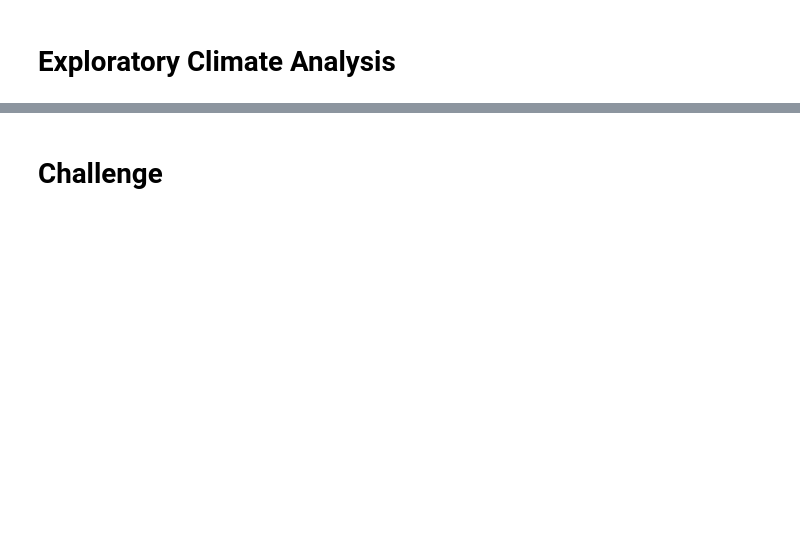
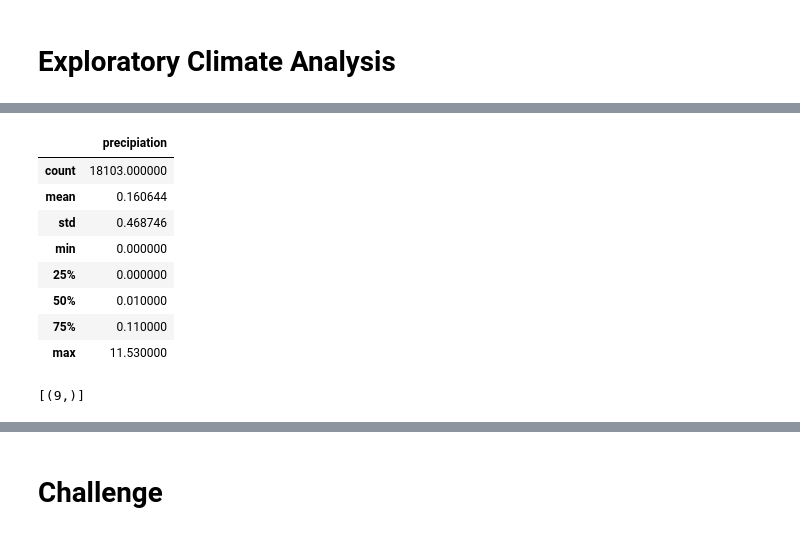
Before and after one commit to mahmedjilani/surfs_up, a Jupyter notebook: climate_analysis.ipynb, the cells around one changed output, grey strips where cells are left out. Saved outputs shown, nothing was run; the diff lists cells and outputs as text; code cells hidden in the pictures; blank space fills up the shorter version.

```diff
--- a/climate_analysis.ipynb
+++ b/climate_analysis.ipynb
@@ -63,2 +131,13 @@ Base.classes.keys()
 # %%
 # Use Pandas to calcualte the summary statistics for the precipitation data
+df.describe()
+# %% [output]
+|  | precipiation |
+| count | 18103.000000 |
+| mean | 0.160644 |
+| std | 0.468746 |
+| min | 0.000000 |
+| 25% | 0.000000 |
+| 50% | 0.010000 |
+| 75% | 0.110000 |
+| max | 11.530000 |
@@ -69,0 +144,10 @@ Base.classes.keys()
+# %%
+# How many stations are available in this dataset?
+session.query(func.count(Station.station)).all()
+
+#Start by creating a query
+#Use the func.count to count the total number of stations
+#To reference stations, use Station.station, which gives us the number of stations
+#Add .all() to the end of the query so that the results are returned as a list
+# %% [output]
+[(9,)]
```
Also changed, not shown: parts of 17 cells of this notebook, 3 other files.
